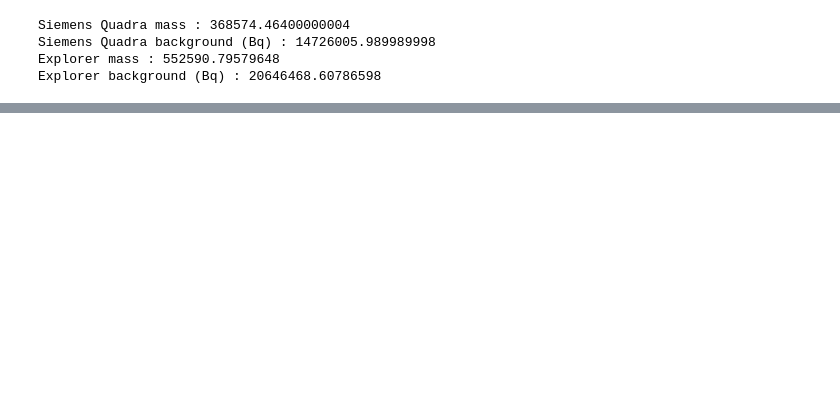
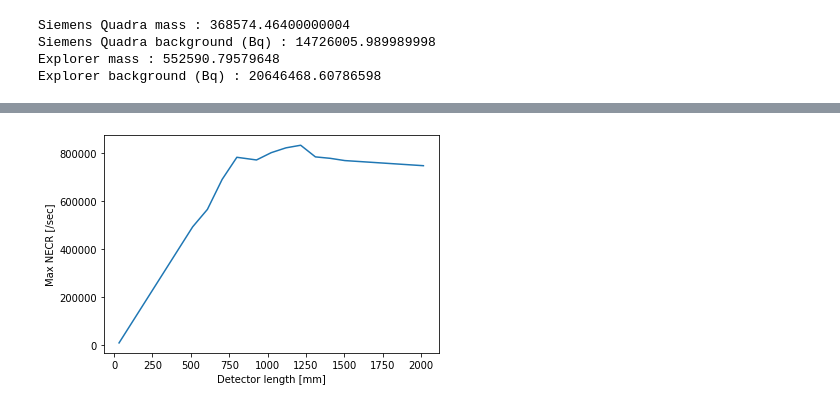
Before and after one commit to bwynneHEP/SimplePetScanner, a Jupyter notebook: analysis/NECRversusLengthStudy.ipynb, the cells around one changed output, grey strips where cells are left out. Cells and saved outputs as stored; diff of their text form; code cells hidden in the pictures; blank space fills up the shorter version.

```diff
--- a/analysis/NECRversusLengthStudy.ipynb
+++ b/analysis/NECRversusLengthStudy.ipynb
@@ -127,0 +155,7 @@ mpl.show()
+# %%
+mpl.plot( detectorLengths1500, maxNECR1500 )
+mpl.xlabel( "Detector length [mm]")
+mpl.ylabel( "Max NECR [/sec]")
+mpl.show()
+# %% [output]
+[figure, added]
```
Also changed, not shown: parts of 21 cells of this notebook, 2 other files.
